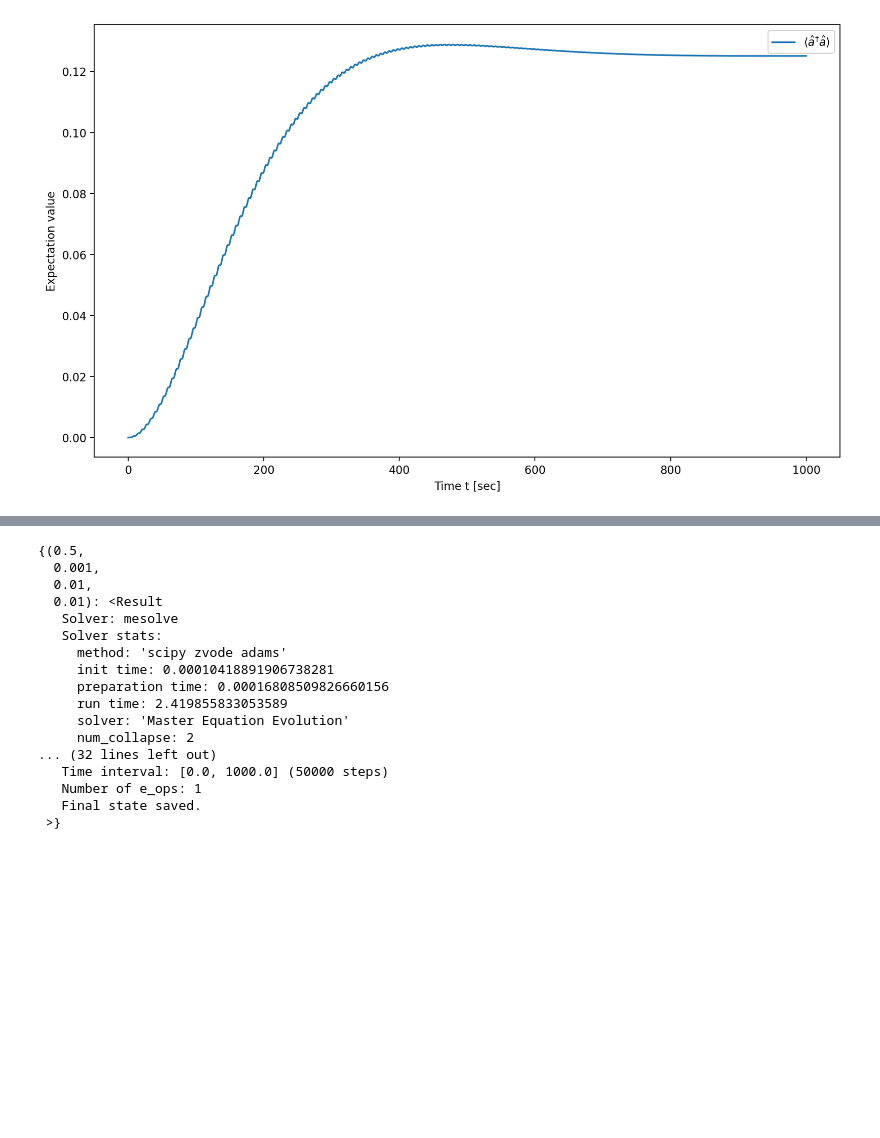
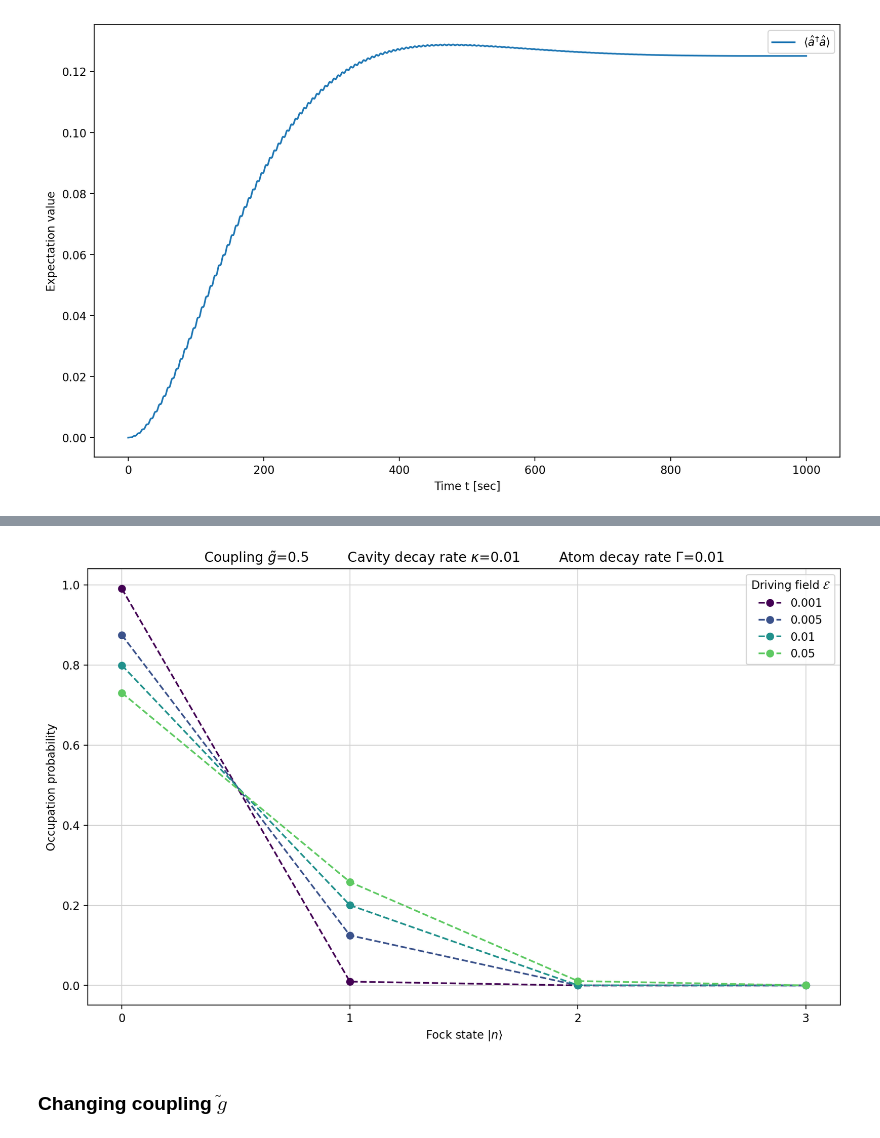
Before and after one commit to RaffaeleSabatini/QIAP_Project, a Jupyter notebook: main.ipynb, the cells around one changed output, grey strips where cells are left out. Cells and saved outputs as stored; diff of their text form; code cells hidden in the pictures; blank space fills up the shorter version.

```diff
--- a/main.ipynb
+++ b/main.ipynb
@@ -93,23 +101,11 @@ plt.show()
 # %%
-E_L = [0.001, 0.005, 0.01]
+E_L = [0.001, 0.005, 0.01, 0.05]
 results = solve_JC_LME_parallelized(
     psi0, omega_c-omega, omega_c-omega, [g_til], E_L, [KAPPA], [GAMMA], N_ph, T0, Tf, Nt
 )
-# %% [output]
-{(0.5,
-  0.001,
-  0.01,
-  0.01): <Result
-   Solver: mesolve
-   Solver stats:
-     method: 'scipy zvode adams'
-     init time: 0.00010418891906738281
-     preparation time: 0.00016808509826660156
-     run time: 2.419855833053589
-     solver: 'Master Equation Evolution'
-     num_collapse: 2
-... (32 lines left out)
-   Time interval: [0.0, 1000.0] (50000 steps)
-   Number of e_ops: 1
-   Final state saved.
- >}
+# %%
+plot_occupations(results, 1)
+# %% [output]
+[figure, added]
+# %% [markdown]
+### Changing coupling $\tilde{g}$
```
Also changed, not shown: parts of 6 cells of this notebook, 2 other files.
